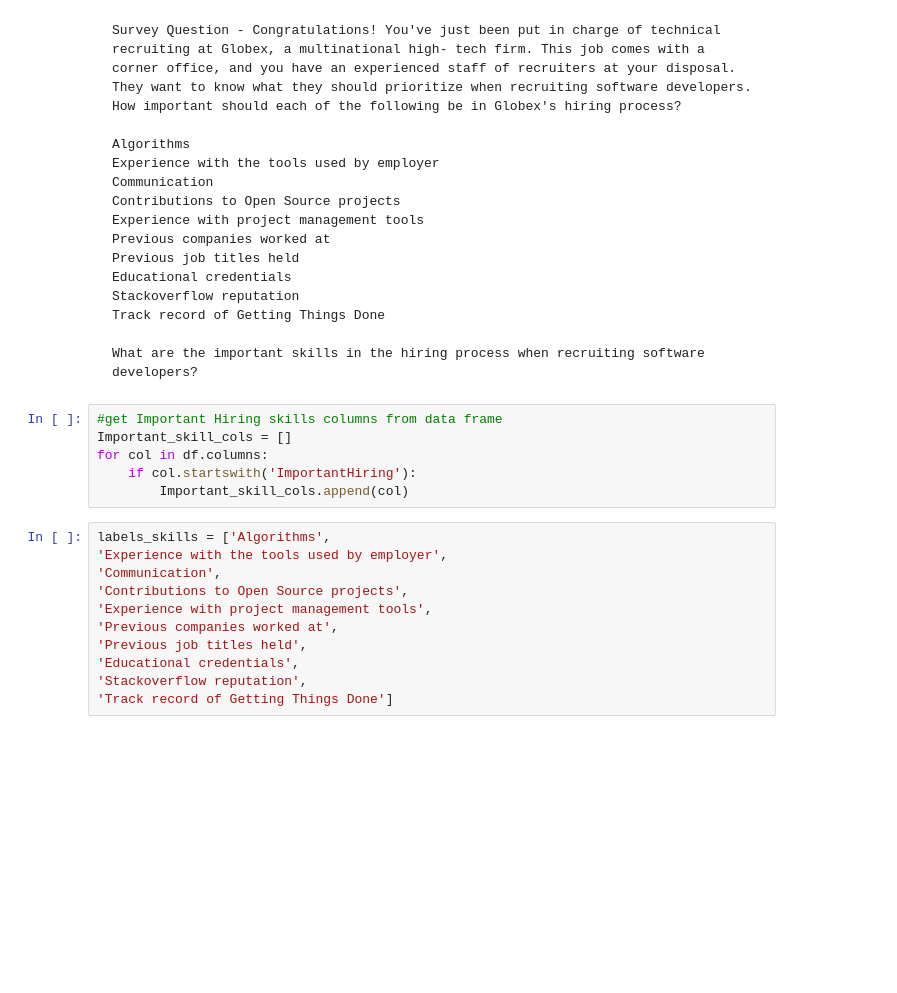
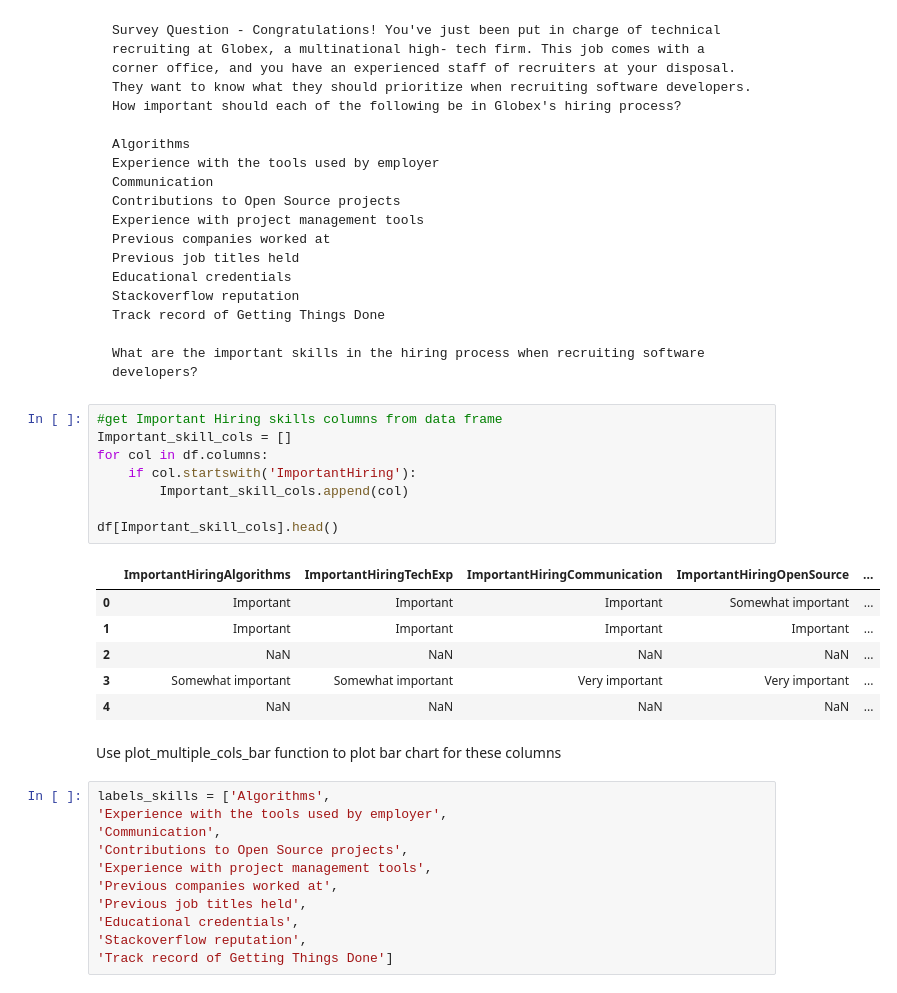
Before and after one commit to kalyanpesala17/stackoverflow, a Jupyter notebook: stackoverflow.ipynb, the cells around one changed output. Drawn from its saved outputs; the diff is of its cells as text; blank space fills up the shorter version.

Commit message:
documentation added for insights and functions.

```diff
--- a/stackoverflow.ipynb
+++ b/stackoverflow.ipynb
@@ -180,9 +192,20 @@ Categories which have more than 10% of respondents marked as important are all r
 # %%
 #get Important Hiring skills columns from data frame
 Important_skill_cols = []
 for col in df.columns:
     if col.startswith('ImportantHiring'):
         Important_skill_cols.append(col)
+
+df[Important_skill_cols].head()
+# %% [output]
+|  | ImportantHiringAlgorithms | ImportantHiringTechExp | ImportantHiringCommunication | ImportantHiringOpenSource | ... |
+| 0 | Important | Important | Important | Somewhat important | ... |
+| 1 | Important | Important | Important | Important | ... |
+| 2 | NaN | NaN | NaN | NaN | ... |
+| 3 | Somewhat important | Somewhat important | Very important | Very important | ... |
+| 4 | NaN | NaN | NaN | NaN | ... |
+# %% [markdown]
+Use plot_multiple_cols_bar function to plot bar chart for these columns
 # %%
 labels_skills = ['Algorithms',
 'Experience with the tools used by employer',
```
Also changed, not shown: parts of 19 cells of this notebook.
